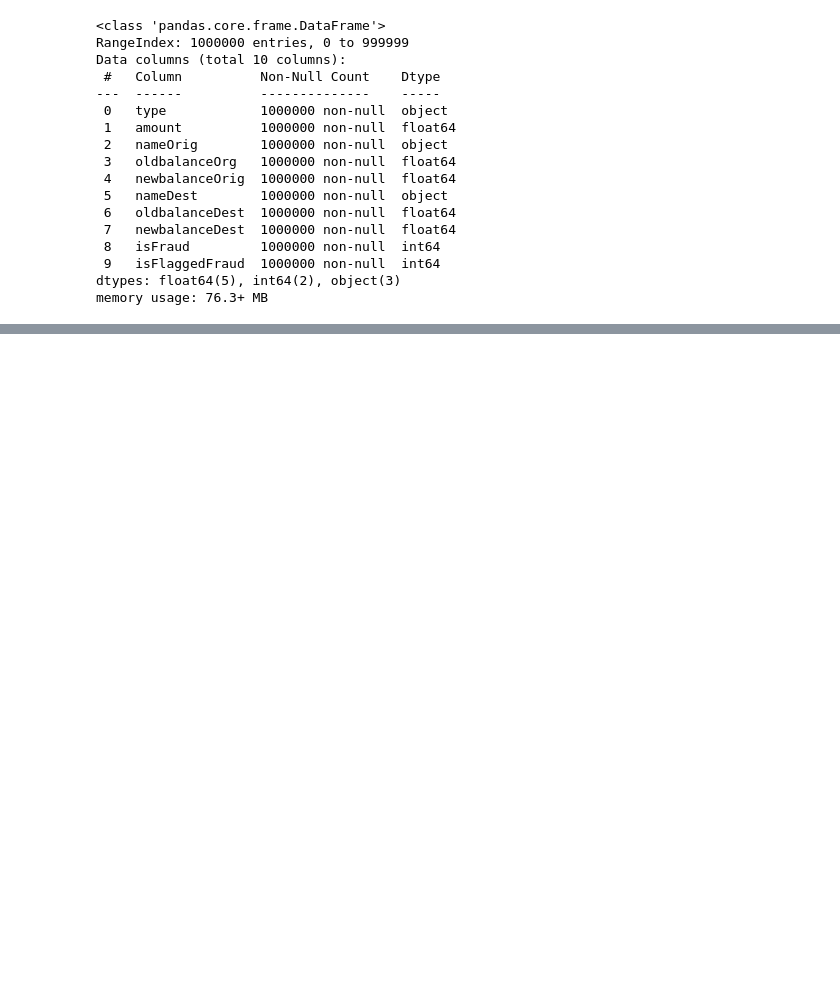
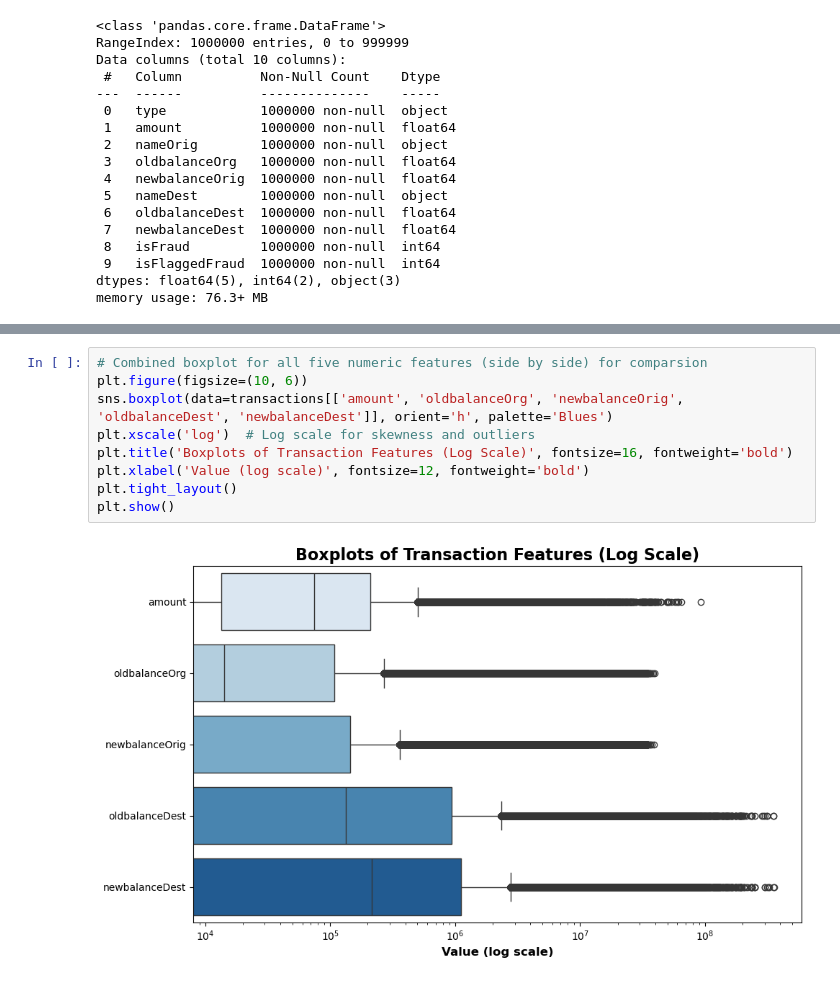
Before and after one commit to J-Moral/JM_Financial_Fraud_Detection, a Jupyter notebook: notebooks/eda.ipynb, the cells around one changed output, grey strips where cells are left out. Drawn from its saved outputs; the diff is of its cells as text; blank space fills up the shorter version.

```diff
--- a/notebooks/eda.ipynb
+++ b/notebooks/eda.ipynb
@@ -140,0 +234,11 @@ plt.show()
+# %%
+# Combined boxplot for all five numeric features (side by side) for comparsion
+plt.figure(figsize=(10, 6))
+sns.boxplot(data=transactions[['amount', 'oldbalanceOrg', 'newbalanceOrig', 'oldbalanceDest', 'newbalanceDest']], orient='h', palette='Blues')
+plt.xscale('log')  # Log scale for skewness and outliers
+plt.title('Boxplots of Transaction Features (Log Scale)', fontsize=16, fontweight='bold')
+plt.xlabel('Value (log scale)', fontsize=12, fontweight='bold')
+plt.tight_layout()
+plt.show()
+# %% [output]
+[figure, added]
```
Also changed, not shown: parts of 66 cells of this notebook.
